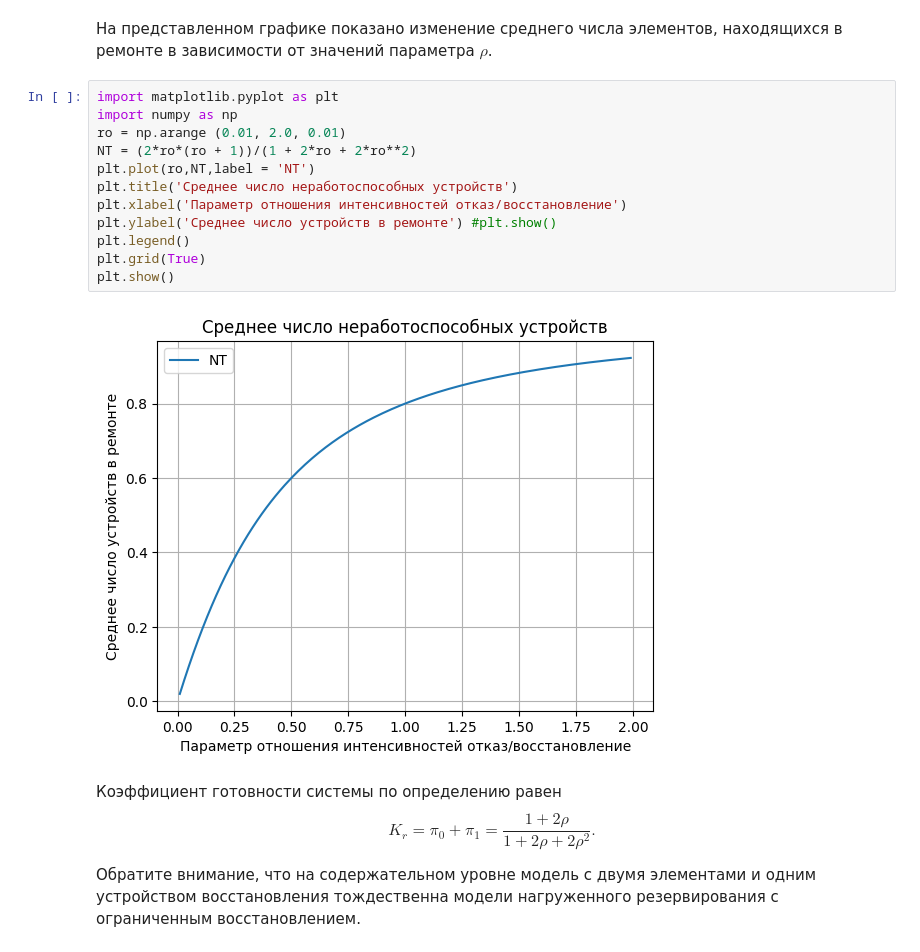
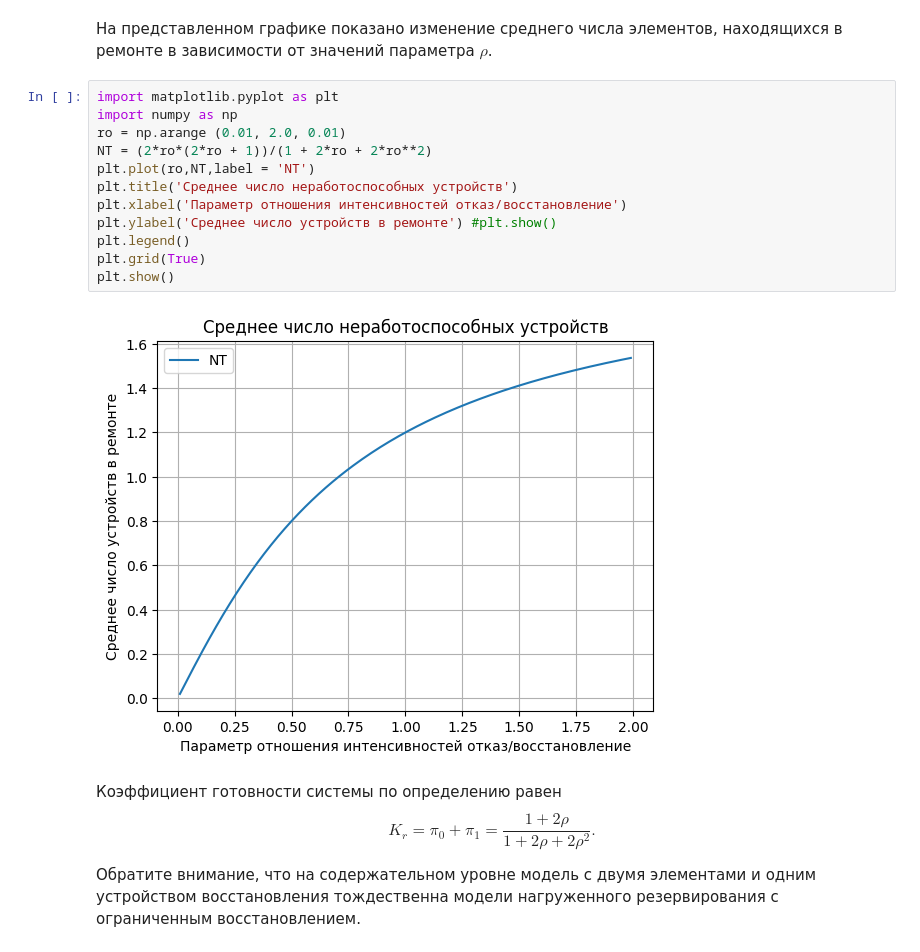
Before and after one commit to SergeyS1954/LW_TR, a Jupyter notebook: LW3.ipynb, the cells around one changed output. Saved outputs shown, nothing was run; the diff lists cells and outputs as text.

```diff
--- a/LW3.ipynb
+++ b/LW3.ipynb
@@ -288,17 +288,17 @@ plt.show()
 # %%
 import matplotlib.pyplot as plt
 import numpy as np
 ro = np.arange (0.01, 2.0, 0.01)
-NT = (2*ro*(ro + 1))/(1 + 2*ro + 2*ro**2)
+NT = (2*ro*(2*ro + 1))/(1 + 2*ro + 2*ro**2)
 plt.plot(ro,NT,label = 'NT')
 plt.title('Среднее число неработоспособных устройств')
 plt.xlabel('Параметр отношения интенсивностей отказ/восстановление')
 plt.ylabel('Среднее число устройств в ремонте') #plt.show()
 plt.legend()
 plt.grid(True)
 plt.show()
 # %% [output]
-[figure, old version]
+[figure, new version]
 # %% [markdown]
 Коэффициент готовности системы по определению равен
 $$  K_r = \pi_0 + \pi_1 = \frac{1 + 2\rho}{1+ 2\rho + 2\rho^2}.
```
Also changed, not shown: parts of 1 cell of this notebook.
